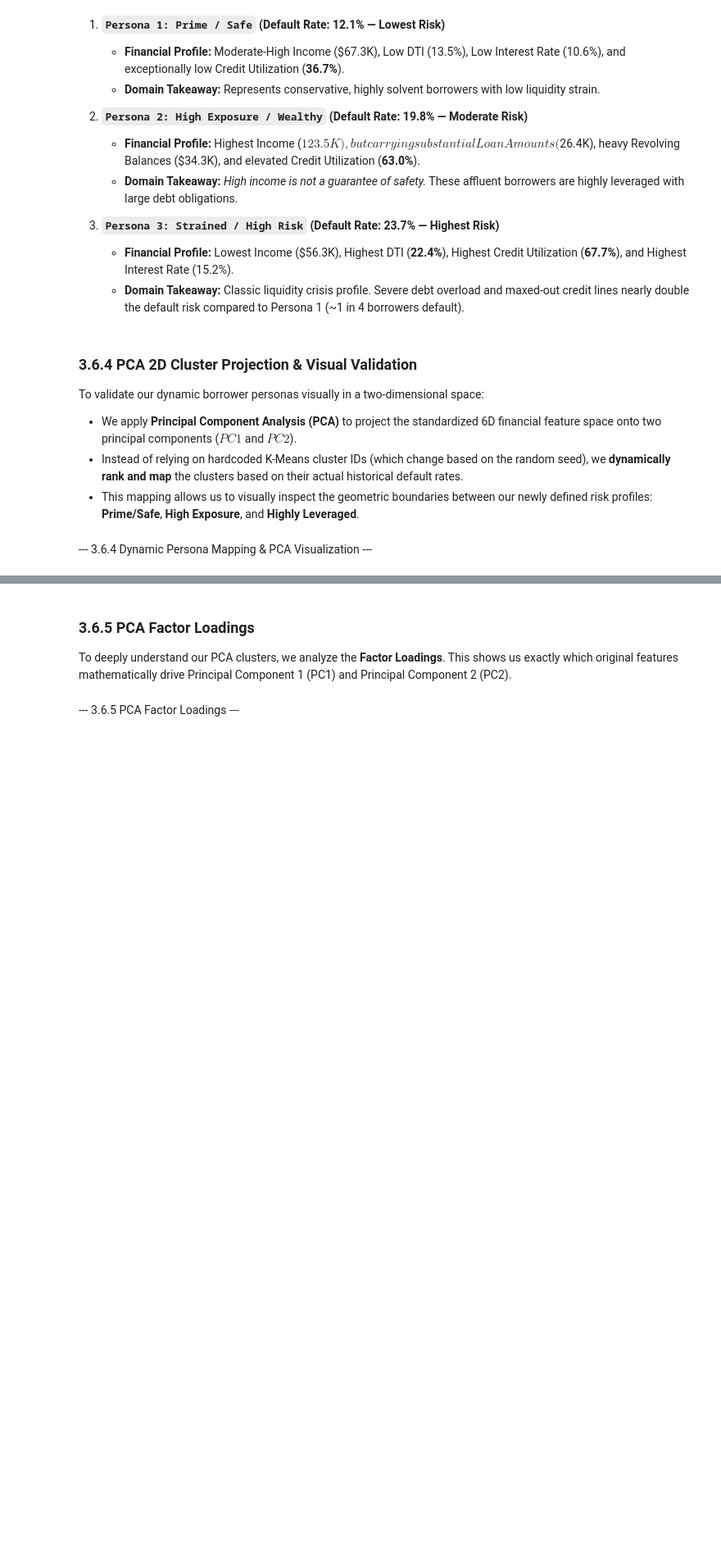
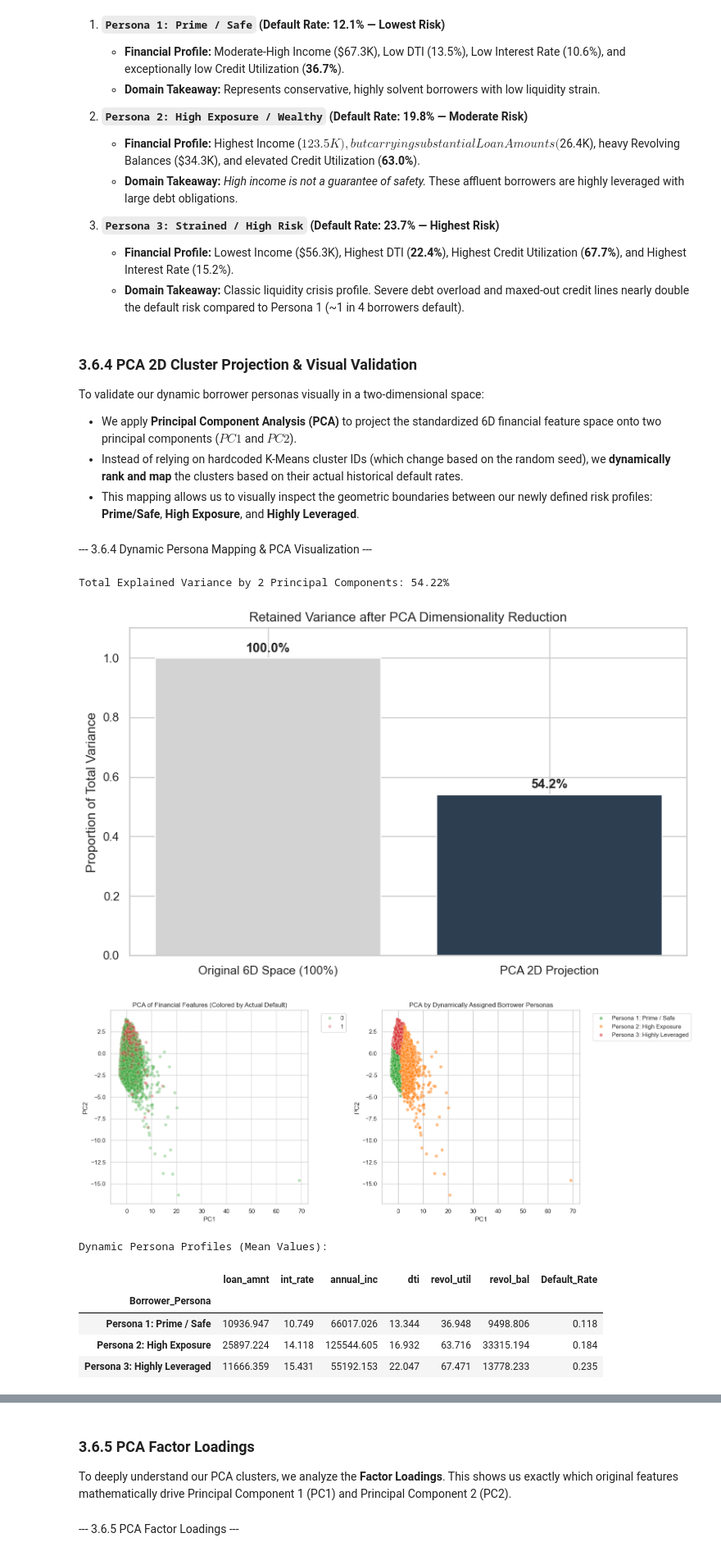
Before and after one commit to YonatanGafri/lending-club-mlops, a Jupyter notebook: Lending_Club_Project_Semifinal.ipynb, the cells around one changed output, grey strips where cells are left out. Shown at 82% size. Cells and saved outputs as stored; diff of their text form; code cells hidden in the pictures; blank space fills up the shorter version.

```diff
--- a/Lending_Club_Project_Semifinal.ipynb
+++ b/Lending_Club_Project_Semifinal.ipynb
@@ -650,12 +723,32 @@ To validate our dynamic borrower personas visually in a two-dimensional space:
 # %% [markdown]
 --- 3.6.4 Dynamic Persona Mapping & PCA Visualization ---
 # %%
-# 1. Run PCA
 from sklearn.decomposition import PCA
 pca = PCA(n_components=2, random_state=42)
 X_pca = pca.fit_transform(X_scaled)
 df_unsup['PC1'] = X_pca[:, 0]
 df_unsup['PC2'] = X_pca[:, 1]
+
+# 1.5 Calculate & Visualize PCA Explained Variance
+explained_var_ratio = pca.explained_variance_ratio_.sum()
+print(f"Total Explained Variance by 2 Principal Components: {explained_var_ratio*100:.2f}%")
+
+plt.figure(figsize=(8, 5))
+plt.bar(['Original 6D Space (100%)', 'PCA 2D Projection'],
+        [1.0, explained_var_ratio],
+        color=['#d3d3d3', '#2c3e50'])
+plt.title('Retained Variance after PCA Dimensionality Reduction')
+plt.ylabel('Proportion of Total Variance')
+plt.ylim(0, 1.1)
+
+for i, v in enumerate([1.0, explained_var_ratio]):
+    plt.text(i, v + 0.02, f"{v*100:.1f}%", ha='center', fontweight='bold', fontsize=12)
+
+plt.tight_layout()
+os.makedirs('model_plots', exist_ok=True)
+plt.savefig('model_plots/pca_variance_retention.png')
+plt.show()
+
 
 # 2. Calculate default rates per cluster to dynamically rank them by risk
 cluster_default_rates = df_unsup.groupby('Cluster')['target'].mean().sort_values()
@@ -679,30 +772,40 @@ sns.scatterplot(x='PC1', y='PC2', hue='target', data=df_unsup,
                 alpha=0.3, ax=axes[0], palette=['#2ca02c', '#d62728'])
 axes[0].set_title('PCA of Financial Features (Colored by Actual Default)')
 # Move legend outside the plot area
 axes[0].legend(bbox_to_anchor=(1.05, 1), loc='upper left', frameon=True)
 
 # Plot 2: PCA colored by dynamically assigned Personas
 persona_palette = {
     'Persona 1: Prime / Safe': '#2ca02c',
     'Persona 2: High Exposure': '#ff7f0e',
     'Persona 3: Highly Leveraged': '#d62728'
 }
 sns.scatterplot(x='PC1', y='PC2', hue='Borrower_Persona', data=df_unsup,
                 alpha=0.5, ax=axes[1], palette=persona_palette)
 axes[1].set_title('PCA by Dynamically Assigned Borrower Personas')
 # Move legend outside the plot area (Fix overlapping red points)
 axes[1].legend(bbox_to_anchor=(1.05, 1), loc='upper left', frameon=True)
 
 plt.tight_layout()
 plt.show()
 
 # 5. Display the final mapped profiles to verify the logic
 print("Dynamic Persona Profiles (Mean Values):")
 final_profiles = df_unsup.groupby('Borrower_Persona')[unsup_features + ['target']].mean().round(3)
 
 # Rename columns for consistency across the notebook
 final_profiles.rename(columns={
     'target': 'Default_Rate'
 }, inplace=True)
 
 display(final_profiles)
+# %% [output]
+Total Explained Variance by 2 Principal Components: 54.22%
+[figure, added]
+[figure, added]
+Dynamic Persona Profiles (Mean Values):
+|  | loan_amnt | int_rate | annual_inc | dti | revol_util | revol_bal | Default_Rate |
+| Borrower_Persona |  |  |  |  |  |  |  |
+| Persona 1: Prime / Safe | 10936.947 | 10.749 | 66017.026 | 13.344 | 36.948 | 9498.806 | 0.118 |
+| Persona 2: High Exposure | 25897.224 | 14.118 | 125544.605 | 16.932 | 63.716 | 33315.194 | 0.184 |
+| Persona 3: Highly Leveraged | 11666.359 | 15.431 | 55192.153 | 22.047 | 67.471 | 13778.233 | 0.235 |
```
Also changed, not shown: parts of 35 cells of this notebook, 4 other files.
